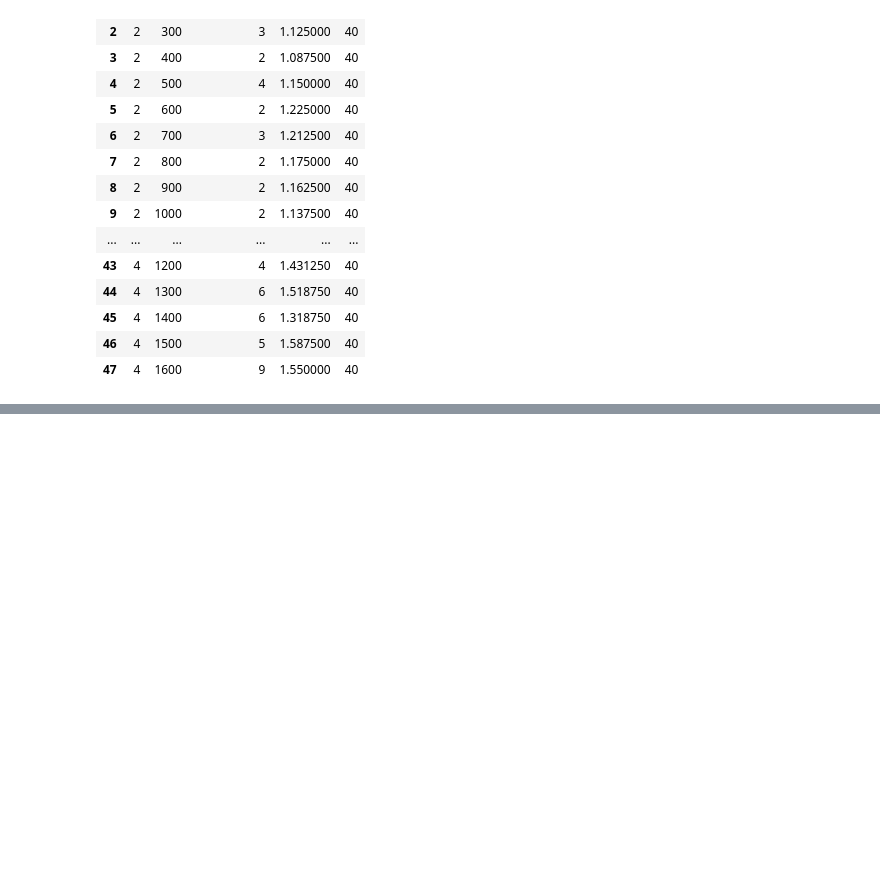
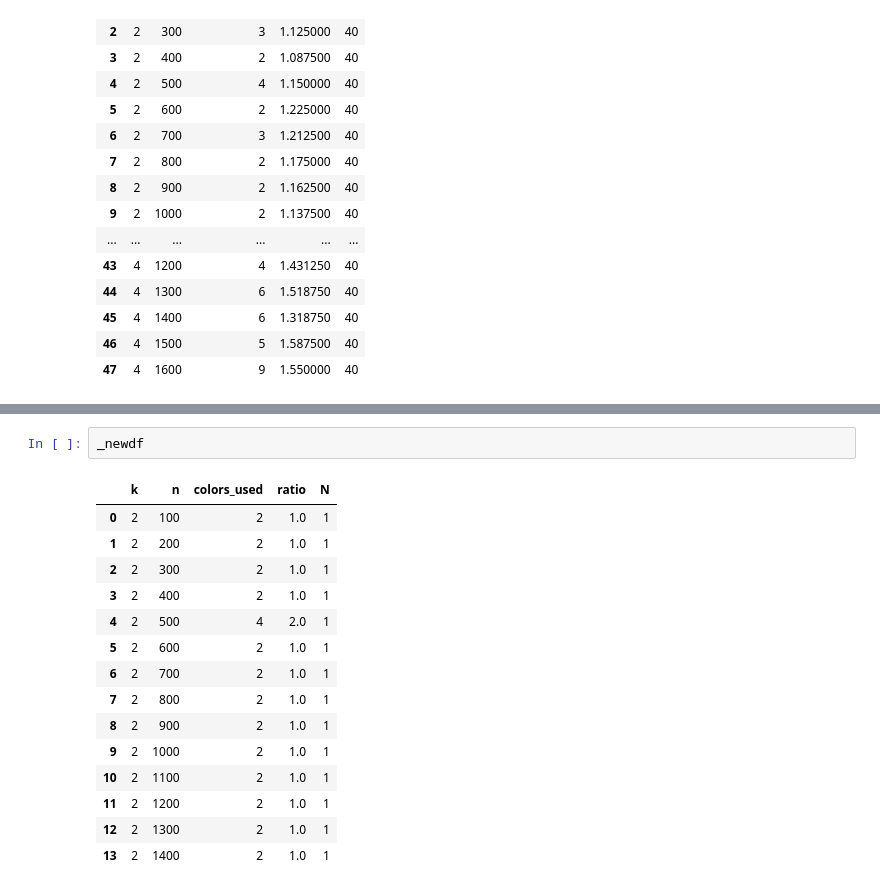
Before and after one commit to Sahil-Pattni/COMP-6651-Project, a Jupyter notebook: src/FitFirst_Study.ipynb, the cells around one changed output, grey strips where cells are left out. Saved outputs shown, nothing was run; the diff lists cells and outputs as text; blank space fills up the shorter version.

```diff
--- a/src/FitFirst_Study.ipynb
+++ b/src/FitFirst_Study.ipynb
@@ -88,0 +105,18 @@ df
+# %%
+_newdf
+# %% [output]
+|  | k | n | colors_used | ratio | N |
+| 0 | 2 | 100 | 2 | 1.0 | 1 |
+| 1 | 2 | 200 | 2 | 1.0 | 1 |
+| 2 | 2 | 300 | 2 | 1.0 | 1 |
+| 3 | 2 | 400 | 2 | 1.0 | 1 |
+| 4 | 2 | 500 | 4 | 2.0 | 1 |
+| 5 | 2 | 600 | 2 | 1.0 | 1 |
+| 6 | 2 | 700 | 2 | 1.0 | 1 |
+| 7 | 2 | 800 | 2 | 1.0 | 1 |
+| 8 | 2 | 900 | 2 | 1.0 | 1 |
+| 9 | 2 | 1000 | 2 | 1.0 | 1 |
+| 10 | 2 | 1100 | 2 | 1.0 | 1 |
+| 11 | 2 | 1200 | 2 | 1.0 | 1 |
+| 12 | 2 | 1300 | 2 | 1.0 | 1 |
+| 13 | 2 | 1400 | 2 | 1.0 | 1 |
```
Also changed, not shown: parts of 2 cells of this notebook, 1 other file.
